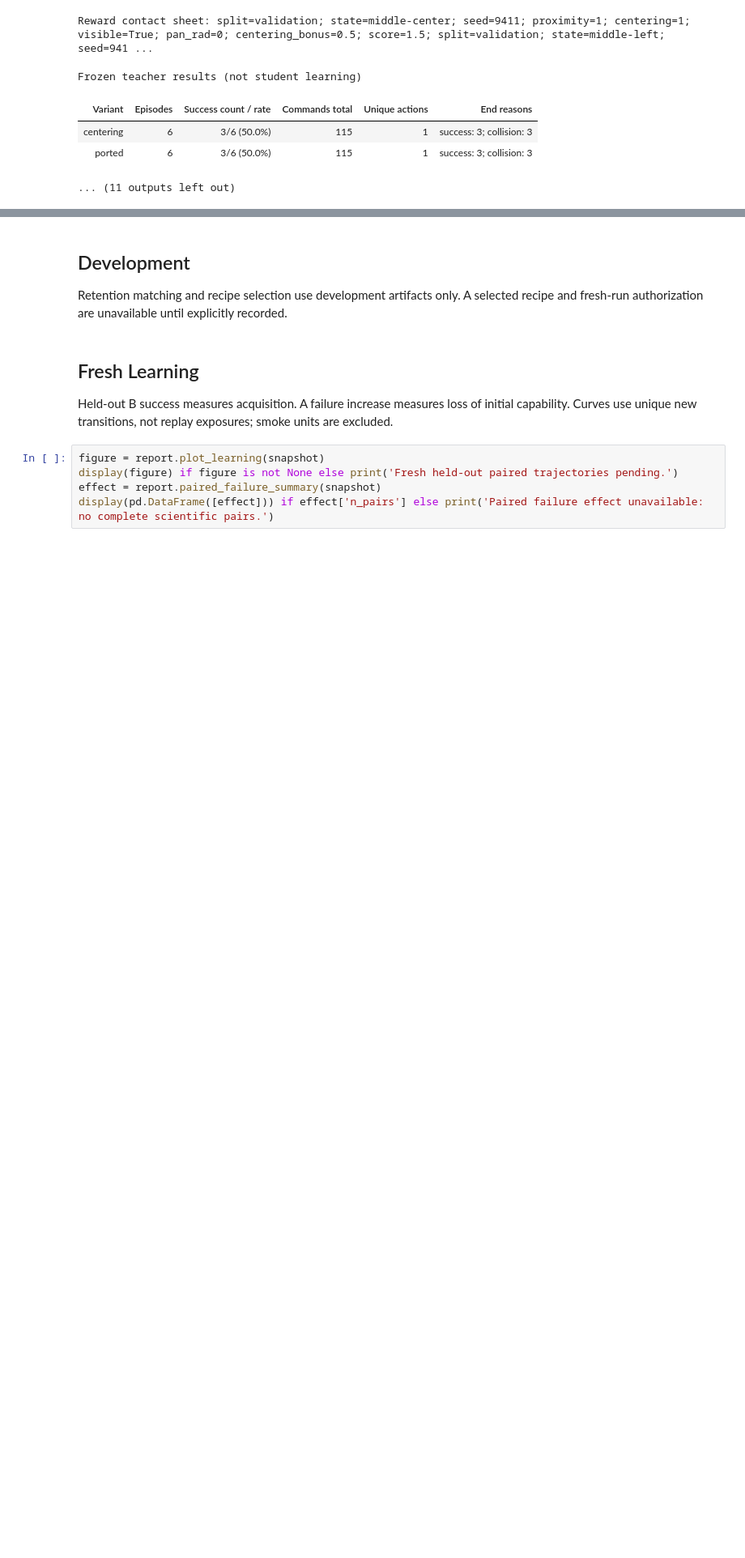
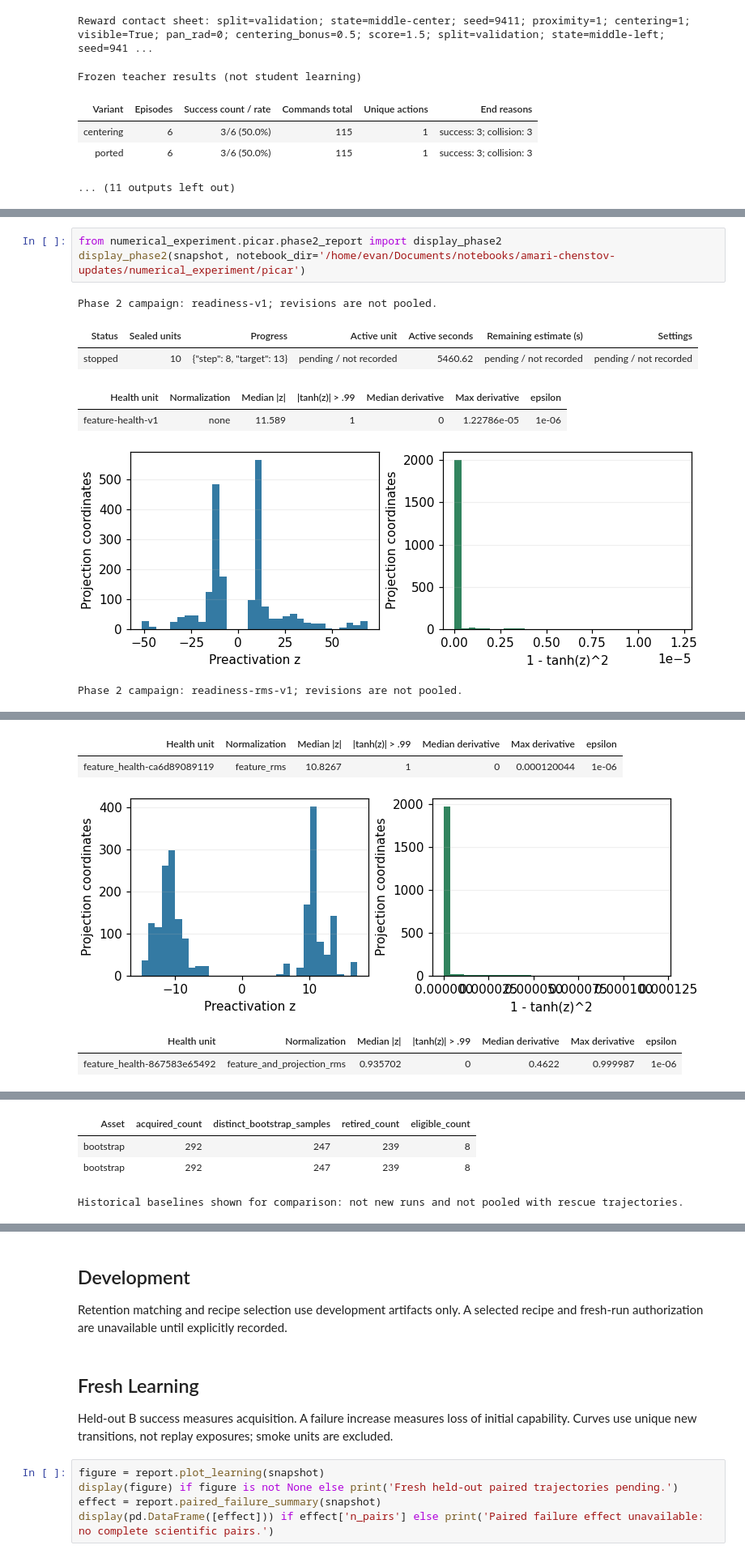
Before and after one commit to wdurno/notebooks, a Jupyter notebook: amari-chenstov-updates/numerical_experiment/picar/plan19_results.ipynb, the cells around one changed output, grey strips where cells are left out. Shown at 81% size. Saved outputs shown, nothing was run; the diff lists cells and outputs as text; blank space fills up the shorter version.

```diff
--- a/amari-chenstov-updates/numerical_experiment/picar/plan19_results.ipynb
+++ b/amari-chenstov-updates/numerical_experiment/picar/plan19_results.ipynb
@@ -231,0 +251,11 @@ Frozen teacher results (not student learning)
+# %%
+from numerical_experiment.picar.phase2_report import display_phase2
+display_phase2(snapshot, notebook_dir='/home/evan/Documents/notebooks/amari-chenstov-updates/numerical_experiment/picar')
+# %% [output]
+Phase 2 campaign: readiness-v1; revisions are not pooled.
+| Status | Sealed units | Progress | Active unit | Active seconds | Remaining estimate (s) | Settings |
+| stopped | 10 | {"step": 8, "target": 13} | pending / not recorded | 5460.62 | pending / not recorded | pending / not recorded |
+| Health unit | Normalization | Median |z| | |tanh(z)| > .99 | Median derivative | Max derivative | epsilon |
+| feature-health-v1 | none | 11.589 | 1 | 0 | 1.22786e-05 | 1e-06 |
+[figure, added]
+Phase 2 campaign: readiness-rms-v1; revisions are not pooled.
@@ -231,0 +264,5 @@ Frozen teacher results (not student learning)
+| Health unit | Normalization | Median |z| | |tanh(z)| > .99 | Median derivative | Max derivative | epsilon |
+| feature_health-ca6d89089119 | feature_rms | 10.8267 | 1 | 0 | 0.000120044 | 1e-06 |
+[figure, added]
+| Health unit | Normalization | Median |z| | |tanh(z)| > .99 | Median derivative | Max derivative | epsilon |
+| feature_health-867583e65492 | feature_and_projection_rms | 0.935702 | 0 | 0.4622 | 0.999987 | 1e-06 |
@@ -231,0 +270,4 @@ Frozen teacher results (not student learning)
+| Asset | acquired_count | distinct_bootstrap_samples | retired_count | eligible_count |
+| bootstrap | 292 | 247 | 239 | 8 |
+| bootstrap | 292 | 247 | 239 | 8 |
+Historical baselines shown for comparison: not new runs and not pooled with rescue trajectories.
```
Also changed, not shown: parts of 11 cells of this notebook, 38 other files.
